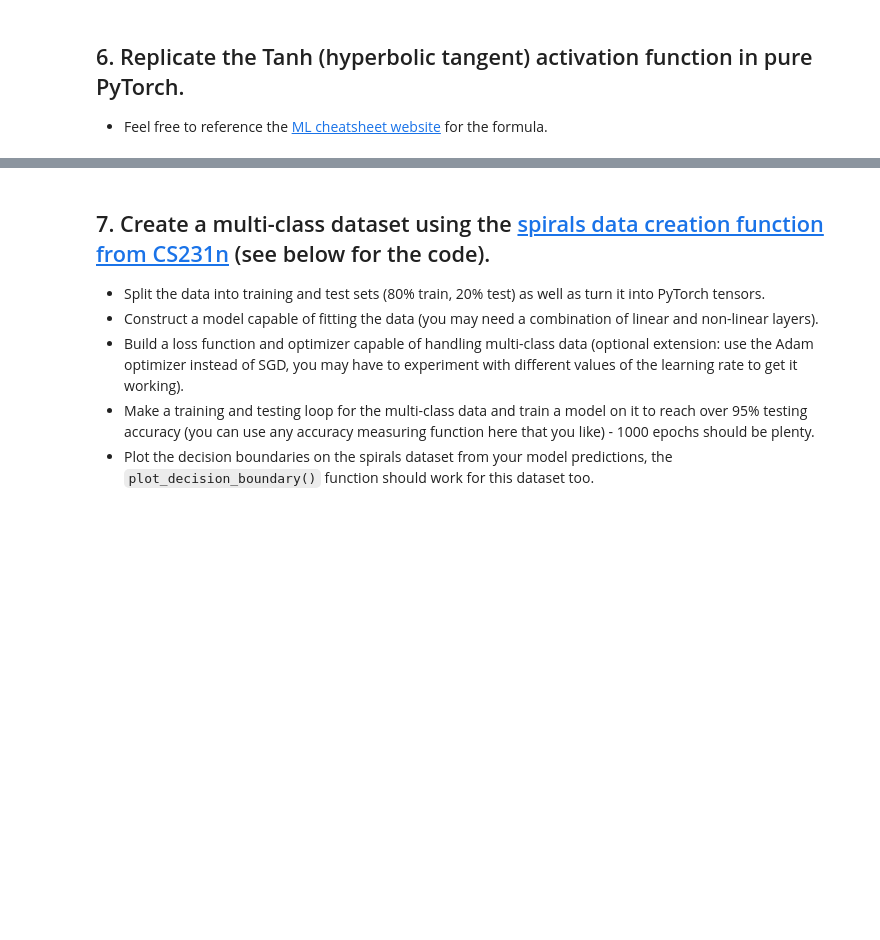
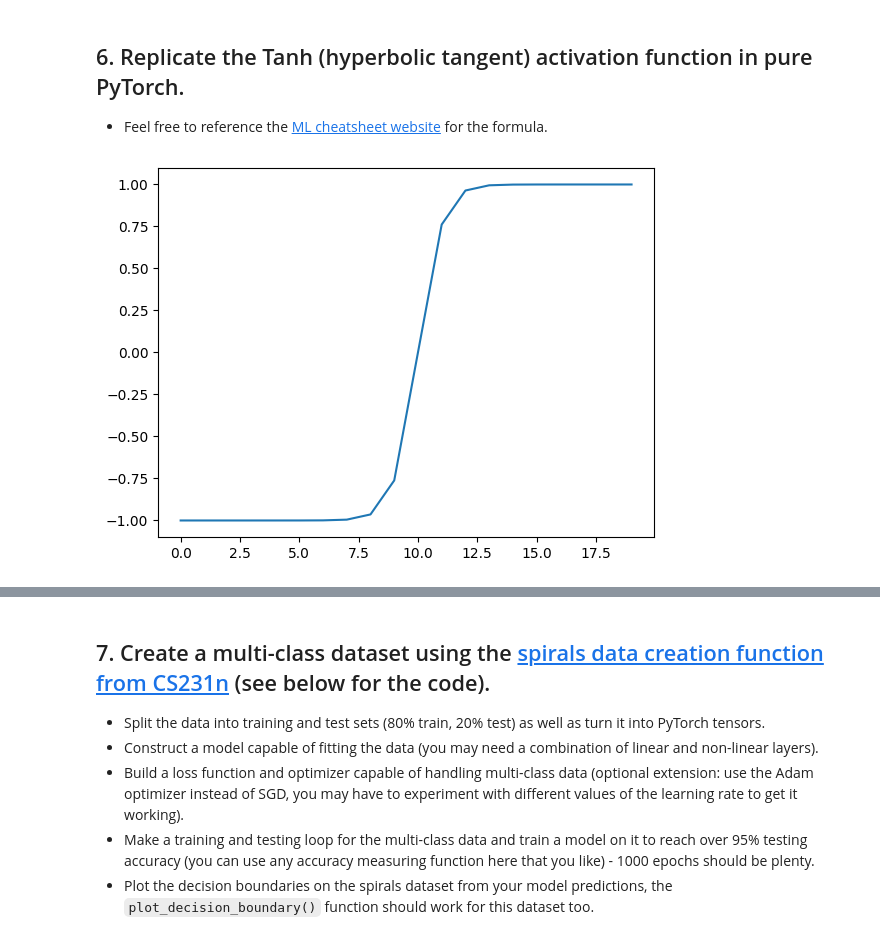
Before and after one commit to Takosaga/pytorch_for_dl_and_ml, a Jupyter notebook: 02_neural_network_classification/02_pytorch_classification_exercises.ipynb, the cells around one changed output, grey strips where cells are left out. Saved outputs shown, nothing was run; the diff lists cells and outputs as text; code cells hidden in the pictures; blank space fills up the shorter version.

```diff
--- a/02_neural_network_classification/02_pytorch_classification_exercises.ipynb
+++ b/02_neural_network_classification/02_pytorch_classification_exercises.ipynb
@@ -370,5 +370,9 @@ plot_decision_boundary(moons_model, X_test, y_test)
   * Feel free to reference the [ML cheatsheet website](https://ml-cheatsheet.readthedocs.io/en/latest/activation_functions.html#tanh) for the formula.
 # %%
 # Create a straight line tensor
+A = torch.arange(-10,10,1, dtype=torch.float32)
 # %%
 # Test torch.tanh() on the tensor and plot it
+plt.plot(torch.tanh(A));
+# %% [output]
+[figure, added]
```
Also changed, not shown: parts of 3 cells of this notebook.
